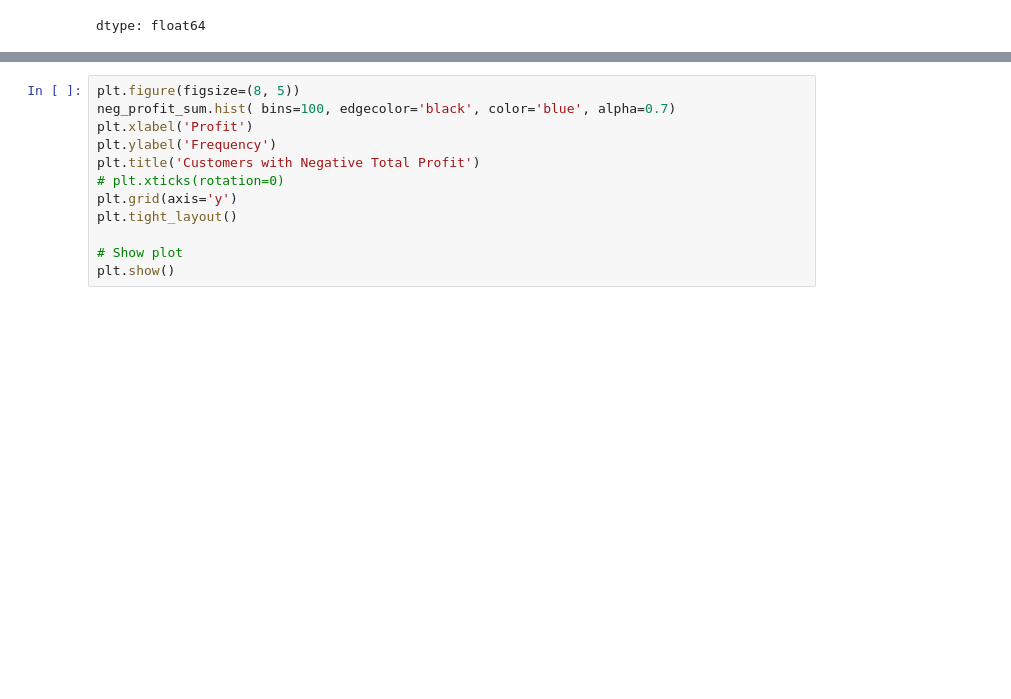
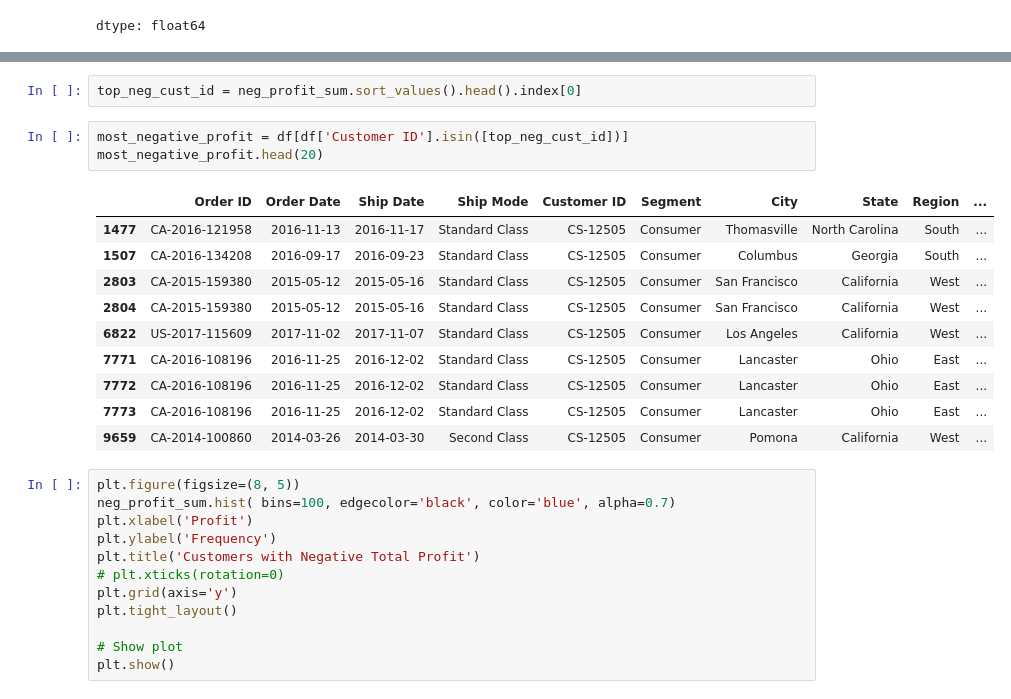
Before and after one commit to SuperDataScience-Community-Projects/SDS-CP008-superstore-customer-segmentation, a Jupyter notebook: notebooks/ag/AG_Cleaning_&_Exploring_Data_SDS_CP008_superstore_customer_segmentation.ipynb, the cells around one changed output, grey strips where cells are left out. Saved outputs shown, nothing was run; the diff lists cells and outputs as text; blank space fills up the shorter version.

```diff
--- a/notebooks/ag/AG_Cleaning_&_Exploring_Data_SDS_CP008_superstore_customer_segmentation.ipynb
+++ b/notebooks/ag/AG_Cleaning_&_Exploring_Data_SDS_CP008_superstore_customer_segmentation.ipynb
@@ -345,4 +345,20 @@ neg_profit_sum.head()
 dtype: float64
+# %%
+top_neg_cust_id = neg_profit_sum.sort_values().head().index[0]
+# %%
+most_negative_profit = df[df['Customer ID'].isin([top_neg_cust_id])]
+most_negative_profit.head(20)
+# %% [output]
+|  | Order ID | Order Date | Ship Date | Ship Mode | Customer ID | Segment | City | State | Region | ... |
+| 1477 | CA-2016-121958 | 2016-11-13 | 2016-11-17 | Standard Class | CS-12505 | Consumer | Thomasville | North Carolina | South | ... |
+| 1507 | CA-2016-134208 | 2016-09-17 | 2016-09-23 | Standard Class | CS-12505 | Consumer | Columbus | Georgia | South | ... |
+| 2803 | CA-2015-159380 | 2015-05-12 | 2015-05-16 | Standard Class | CS-12505 | Consumer | San Francisco | California | West | ... |
+| 2804 | CA-2015-159380 | 2015-05-12 | 2015-05-16 | Standard Class | CS-12505 | Consumer | San Francisco | California | West | ... |
+| 6822 | US-2017-115609 | 2017-11-02 | 2017-11-07 | Standard Class | CS-12505 | Consumer | Los Angeles | California | West | ... |
+| 7771 | CA-2016-108196 | 2016-11-25 | 2016-12-02 | Standard Class | CS-12505 | Consumer | Lancaster | Ohio | East | ... |
+| 7772 | CA-2016-108196 | 2016-11-25 | 2016-12-02 | Standard Class | CS-12505 | Consumer | Lancaster | Ohio | East | ... |
+| 7773 | CA-2016-108196 | 2016-11-25 | 2016-12-02 | Standard Class | CS-12505 | Consumer | Lancaster | Ohio | East | ... |
+| 9659 | CA-2014-100860 | 2014-03-26 | 2014-03-30 | Second Class | CS-12505 | Consumer | Pomona | California | West | ... |
 # %%
 plt.figure(figsize=(8, 5))
 neg_profit_sum.hist( bins=100, edgecolor='black', color='blue', alpha=0.7)
```
Also changed, not shown: parts of 2 cells of this notebook.
